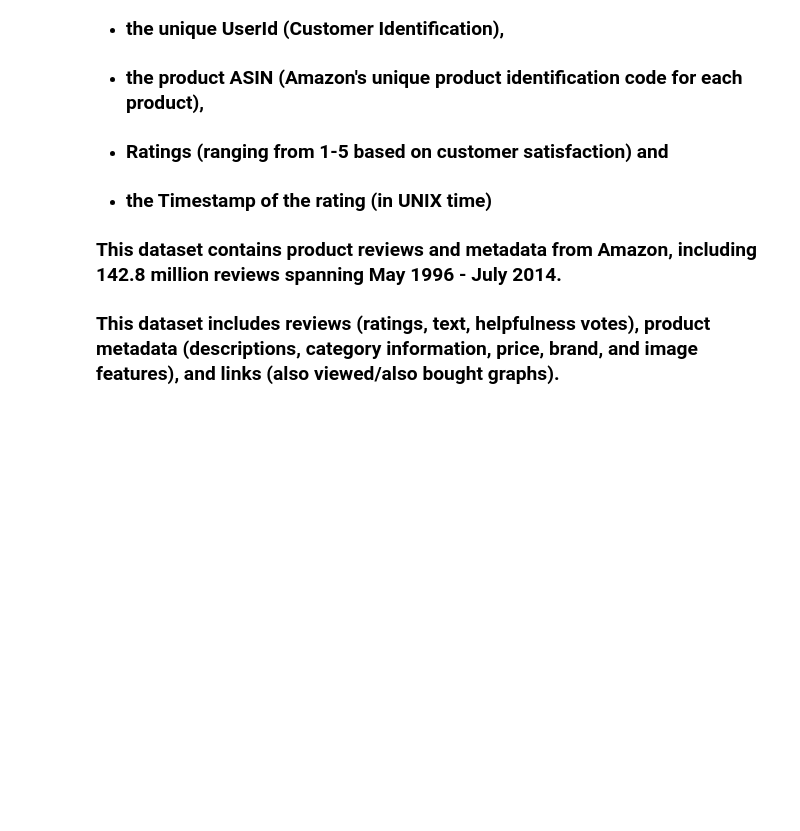
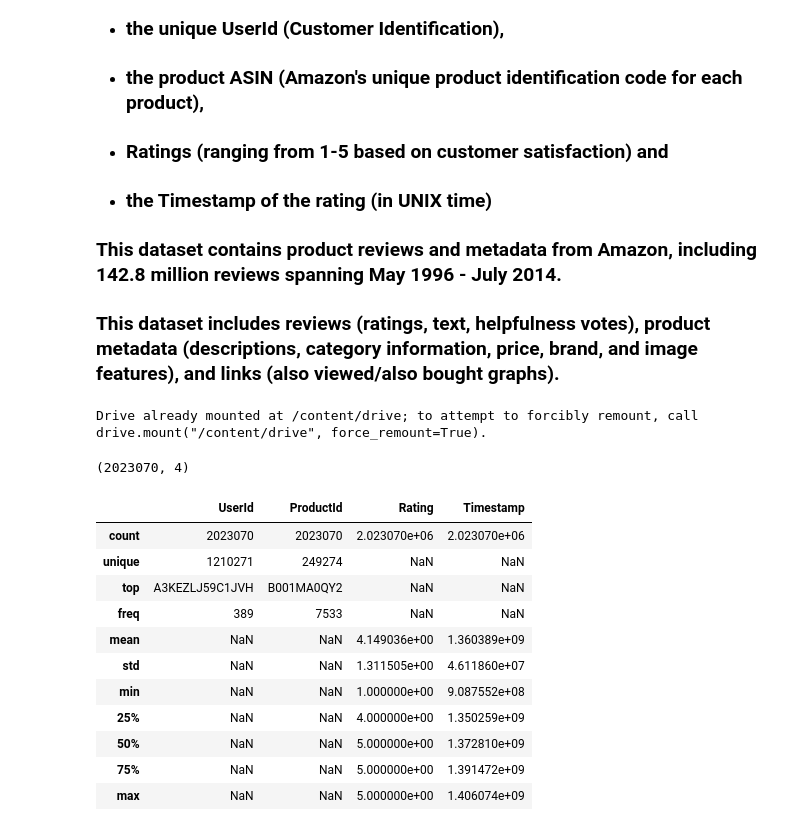
Before and after one commit to SajalSinha/ProductRecommendationEngine, a Jupyter notebook: Product_Recommendation_Engine_Capstone_Project.ipynb, the cells around one changed output. Cells and saved outputs as stored; diff of their text form; code cells hidden in the pictures; blank space fills up the shorter version.

```diff
--- a/Product_Recommendation_Engine_Capstone_Project.ipynb
+++ b/Product_Recommendation_Engine_Capstone_Project.ipynb
@@ -22,3 +22,8 @@
 ### This dataset contains product reviews and metadata from Amazon, including 142.8 million reviews spanning May 1996 - July 2014.
 
 ### This dataset includes reviews (ratings, text, helpfulness votes), product metadata (descriptions, category information, price, brand, and image features), and links (also viewed/also bought graphs).
+# %%
+from google.colab import drive
+drive.mount('/content/drive')
+# %% [output]
+Drive already mounted at /content/drive; to attempt to forcibly remount, call drive.mount("/content/drive", force_remount=True).
@@ -24,0 +37,19 @@
+# %%
+df.shape
+# %% [output]
+(2023070, 4)
+# %%
+df.describe(include='all') #to get an overview of the data
+# %% [output]
+|  | UserId | ProductId | Rating | Timestamp |
+| count | 2023070 | 2023070 | 2.023070e+06 | 2.023070e+06 |
+| unique | 1210271 | 249274 | NaN | NaN |
+| top | A3KEZLJ59C1JVH | B001MA0QY2 | NaN | NaN |
+| freq | 389 | 7533 | NaN | NaN |
+| mean | NaN | NaN | 4.149036e+00 | 1.360389e+09 |
+| std | NaN | NaN | 1.311505e+00 | 4.611860e+07 |
+| min | NaN | NaN | 1.000000e+00 | 9.087552e+08 |
+| 25% | NaN | NaN | 4.000000e+00 | 1.350259e+09 |
+| 50% | NaN | NaN | 5.000000e+00 | 1.372810e+09 |
+| 75% | NaN | NaN | 5.000000e+00 | 1.391472e+09 |
+| max | NaN | NaN | 5.000000e+00 | 1.406074e+09 |
```
Also changed, not shown: parts of 62 cells of this notebook.
